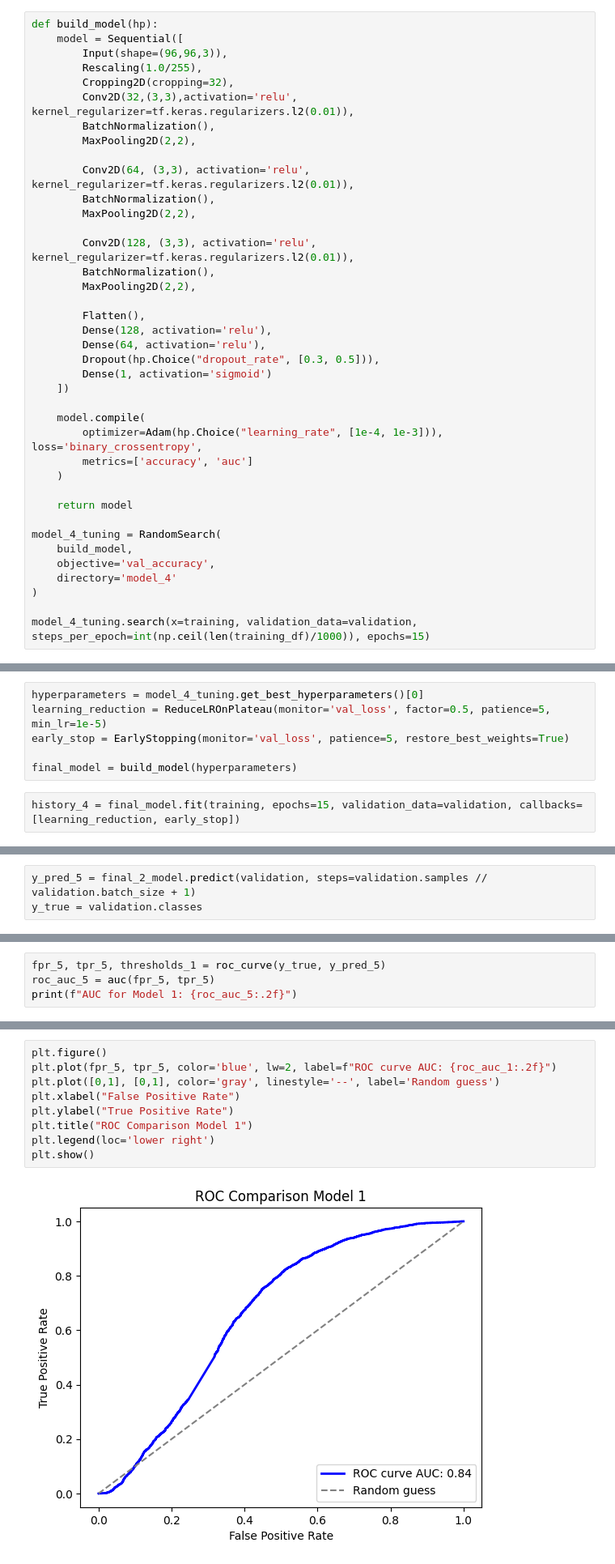
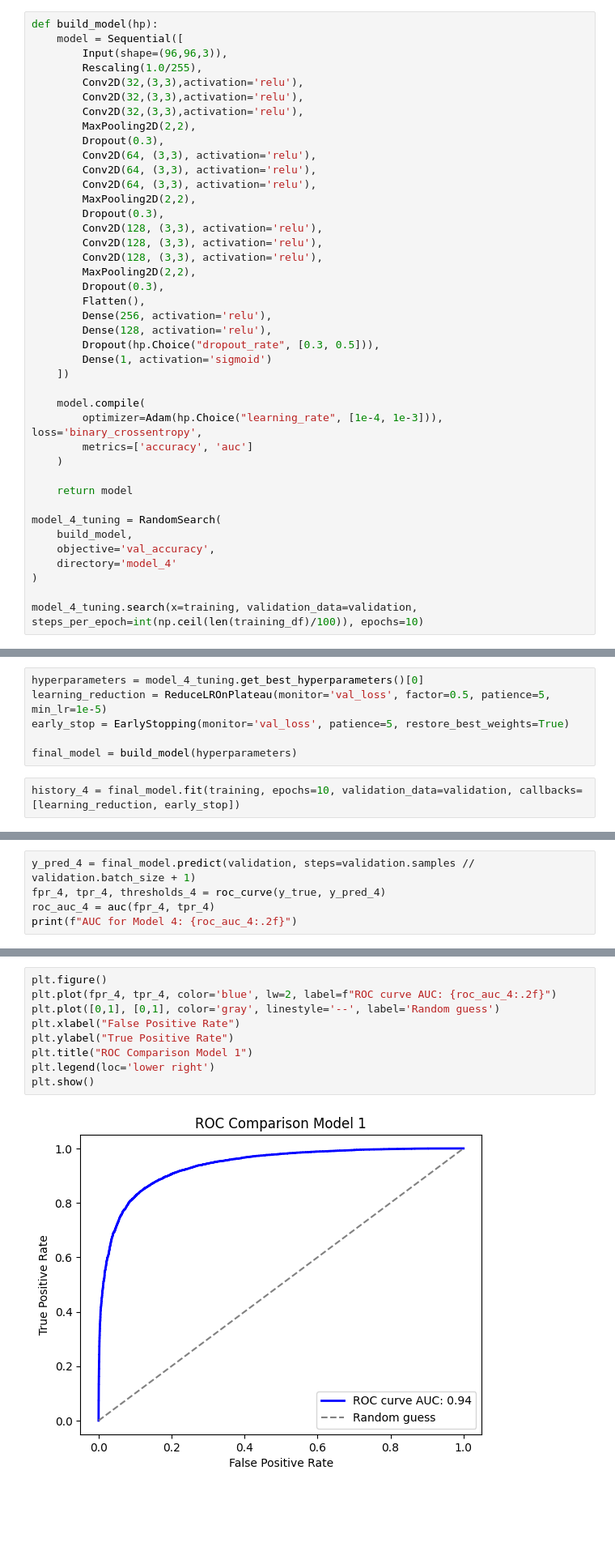
Before and after one commit to grsi7978/CSPB_3202_Competition, a Jupyter notebook: comp.ipynb, the cells around one changed output, grey strips where cells are left out. Shown at 81% size. Cells and saved outputs as stored; diff of their text form; blank space fills up the shorter version.

```diff
--- a/comp.ipynb
+++ b/comp.ipynb
@@ -670,22 +670,24 @@ def build_model(hp):
     model = Sequential([
         Input(shape=(96,96,3)),
         Rescaling(1.0/255),
-        Cropping2D(cropping=32),
-        Conv2D(32,(3,3),activation='relu', kernel_regularizer=tf.keras.regularizers.l2(0.01)),
-        BatchNormalization(),
+        Conv2D(32,(3,3),activation='relu'),
+        Conv2D(32,(3,3),activation='relu'),
+        Conv2D(32,(3,3),activation='relu'),
         MaxPooling2D(2,2),
-
-        Conv2D(64, (3,3), activation='relu', kernel_regularizer=tf.keras.regularizers.l2(0.01)),
-        BatchNormalization(),
+        Dropout(0.3),
+        Conv2D(64, (3,3), activation='relu'),
+        Conv2D(64, (3,3), activation='relu'),
+        Conv2D(64, (3,3), activation='relu'),
         MaxPooling2D(2,2),
-
-        Conv2D(128, (3,3), activation='relu', kernel_regularizer=tf.keras.regularizers.l2(0.01)),
-        BatchNormalization(),
+        Dropout(0.3),
+        Conv2D(128, (3,3), activation='relu'),
+        Conv2D(128, (3,3), activation='relu'),
+        Conv2D(128, (3,3), activation='relu'),
         MaxPooling2D(2,2),
-
+        Dropout(0.3),
         Flatten(),
+        Dense(256, activation='relu'),
         Dense(128, activation='relu'),
-        Dense(64, activation='relu'),
         Dropout(hp.Choice("dropout_rate", [0.3, 0.5])),
         Dense(1, activation='sigmoid')
     ])
@@ -703,5 +705,5 @@ model_4_tuning = RandomSearch(
     directory='model_4'
 )
 
-model_4_tuning.search(x=training, validation_data=validation, steps_per_epoch=int(np.ceil(len(training_df)/1000)), epochs=15)
+model_4_tuning.search(x=training, validation_data=validation, steps_per_epoch=int(np.ceil(len(training_df)/100)), epochs=10)
 # %% [output]
@@ -746,5 +748,5 @@ early_stop = EarlyStopping(monitor='val_loss', patience=5, restore_best_weights=
 
 final_model = build_model(hyperparameters)
 # %%
-history_4 = final_model.fit(training, epochs=15, validation_data=validation, callbacks=[learning_reduction, early_stop])
+history_4 = final_model.fit(training, epochs=10, validation_data=validation, callbacks=[learning_reduction, early_stop])
 # %% [output]
@@ -894,3 +800,0 @@ plt.show()
-# %%
-y_pred_5 = final_2_model.predict(validation, steps=validation.samples // validation.batch_size + 1)
-y_true = validation.classes
@@ -899,5 +801,6 @@ y_true = validation.classes
 # %%
-fpr_5, tpr_5, thresholds_1 = roc_curve(y_true, y_pred_5)
-roc_auc_5 = auc(fpr_5, tpr_5)
-print(f"AUC for Model 1: {roc_auc_5:.2f}")
+y_pred_4 = final_model.predict(validation, steps=validation.samples // validation.batch_size + 1)
+fpr_4, tpr_4, thresholds_4 = roc_curve(y_true, y_pred_4)
+roc_auc_4 = auc(fpr_4, tpr_4)
+print(f"AUC for Model 4: {roc_auc_4:.2f}")
 # %% [output]
@@ -905,11 +809,11 @@ AUC for Model 1: 0.66
 # %%
 plt.figure()
-plt.plot(fpr_5, tpr_5, color='blue', lw=2, label=f"ROC curve AUC: {roc_auc_1:.2f}")
+plt.plot(fpr_4, tpr_4, color='blue', lw=2, label=f"ROC curve AUC: {roc_auc_4:.2f}")
 plt.plot([0,1], [0,1], color='gray', linestyle='--', label='Random guess')
 plt.xlabel("False Positive Rate")
 plt.ylabel("True Positive Rate")
 plt.title("ROC Comparison Model 1")
 plt.legend(loc='lower right')
 plt.show()
 # %% [output]
-[figure, old version]
+[figure, new version]
```
Also changed, not shown: parts of 22 cells of this notebook, 2 other files.
